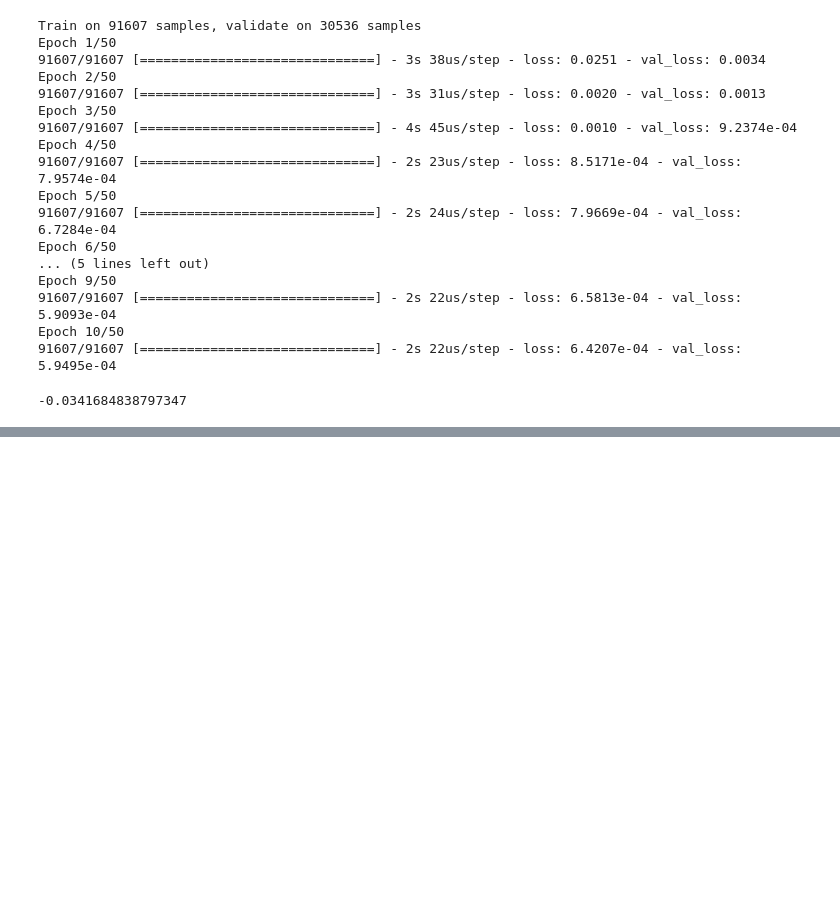
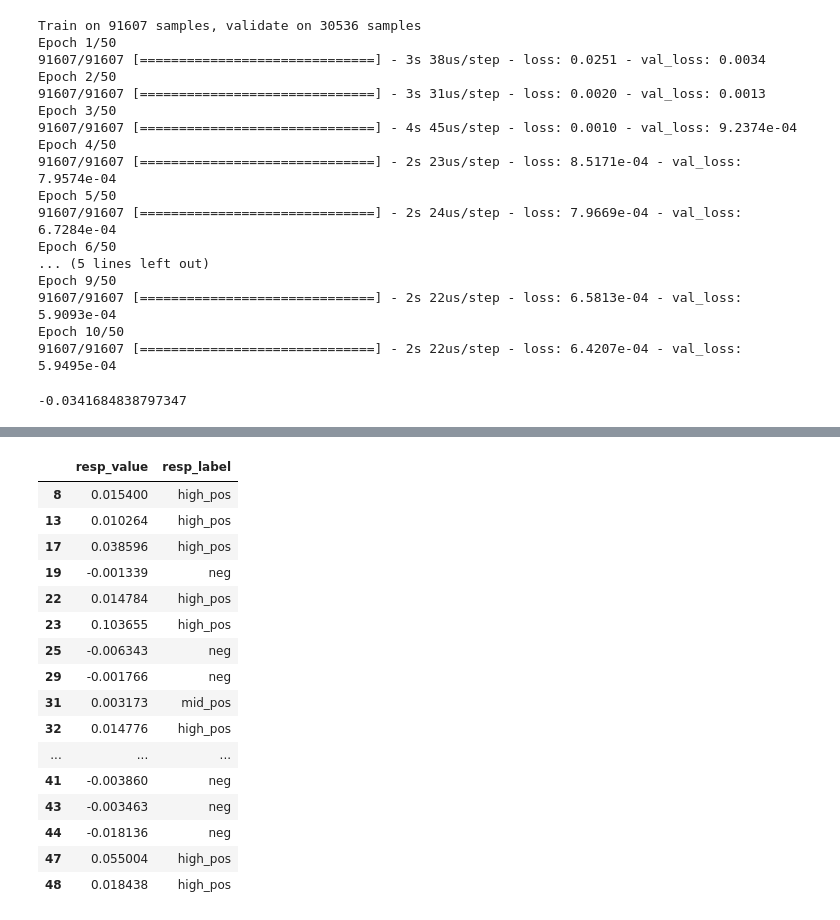
Before and after one commit to alexkapele/jane_street_prediction, a Jupyter notebook: jane_street.ipynb, the cells around one changed output, grey strips where cells are left out. Cells and saved outputs as stored; diff of their text form; code cells hidden in the pictures; blank space fills up the shorter version.

```diff
--- a/jane_street.ipynb
+++ b/jane_street.ipynb
@@ -382,0 +408,20 @@ r2_score(y_test,y_pred)
+# %%
+y_clean.to_frame().join(y_label,lsuffix='_value', rsuffix='_label').head(20)
+# %% [output]
+|  | resp_value | resp_label |
+| 8 | 0.015400 | high_pos |
+| 13 | 0.010264 | high_pos |
+| 17 | 0.038596 | high_pos |
+| 19 | -0.001339 | neg |
+| 22 | 0.014784 | high_pos |
+| 23 | 0.103655 | high_pos |
+| 25 | -0.006343 | neg |
+| 29 | -0.001766 | neg |
+| 31 | 0.003173 | mid_pos |
+| 32 | 0.014776 | high_pos |
+| ... | ... | ... |
+| 41 | -0.003860 | neg |
+| 43 | -0.003463 | neg |
+| 44 | -0.018136 | neg |
+| 47 | 0.055004 | high_pos |
+| 48 | 0.018438 | high_pos |
```
Also changed, not shown: parts of 17 cells of this notebook.
